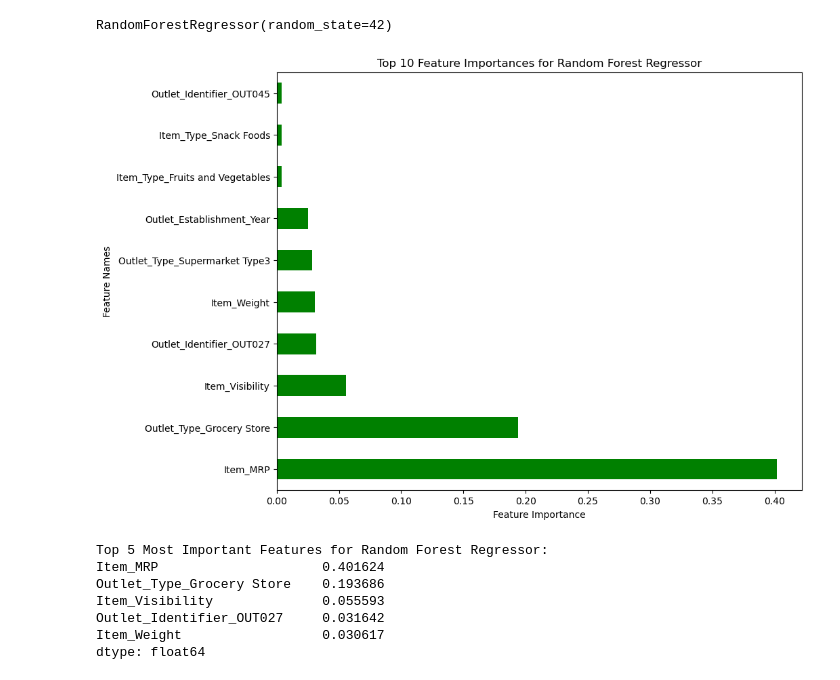
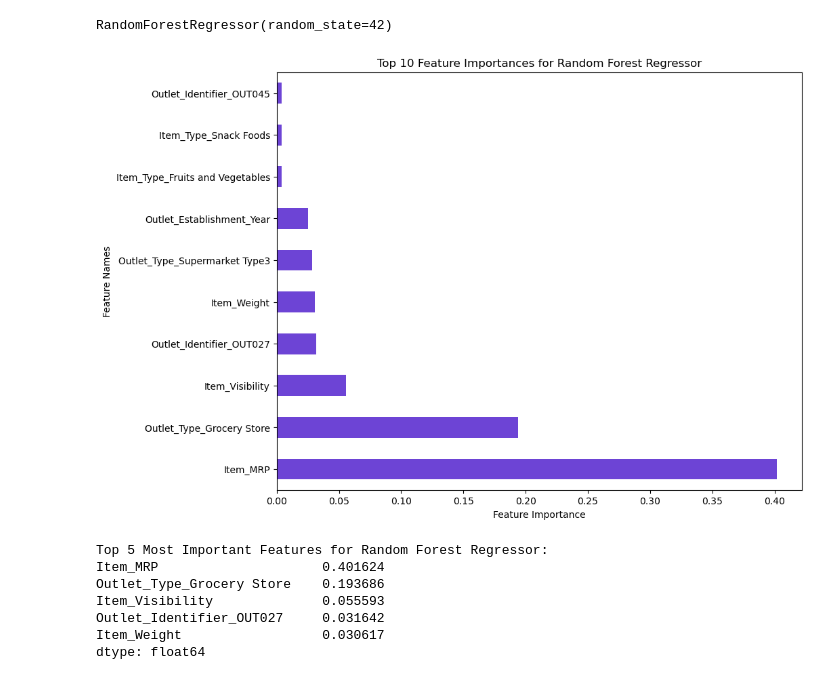
Before and after one commit to Soichiro-Gardinner/Prediction-of-Grocery-Sales, a Jupyter notebook: Project 1[Revisited]/Project 1 -Revisited.ipynb, the cells around one changed output. Drawn from its saved outputs; the diff is of its cells as text; code cells hidden in the pictures.

```diff
--- a/Project 1[Revisited]/Project 1 -Revisited.ipynb
+++ b/Project 1[Revisited]/Project 1 -Revisited.ipynb
@@ -75,15 +75,15 @@ RandomForestRegressor(random_state=42)
 # %%
 # Extracting and Visualizing Feature Importances
 importances = pd.Series(rf_reg.feature_importances_, index=num_features + list(preprocessor.named_transformers_['cat']['onehot'].get_feature_names_out(input_features=cat_features)))
 
 plt.figure(figsize=(10, 8))
-importances.nlargest(10).plot(kind='barh', color='green')
+importances.nlargest(10).plot(kind='barh', color='#6d44d5')
 plt.xlabel('Feature Importance')
 plt.ylabel('Feature Names')
 plt.title('Top 10 Feature Importances for Random Forest Regressor')
 plt.savefig('random_forest_feature_importances.png')
 # %% [output]
-[figure, old version]
+[figure, new version]
 # %%
 # Top 5 most important features for Random Forest Regressor
 top_5_random_forest = importances.nlargest(5)
```
Also changed, not shown: parts of 1 cell of this notebook, 3 other files.
